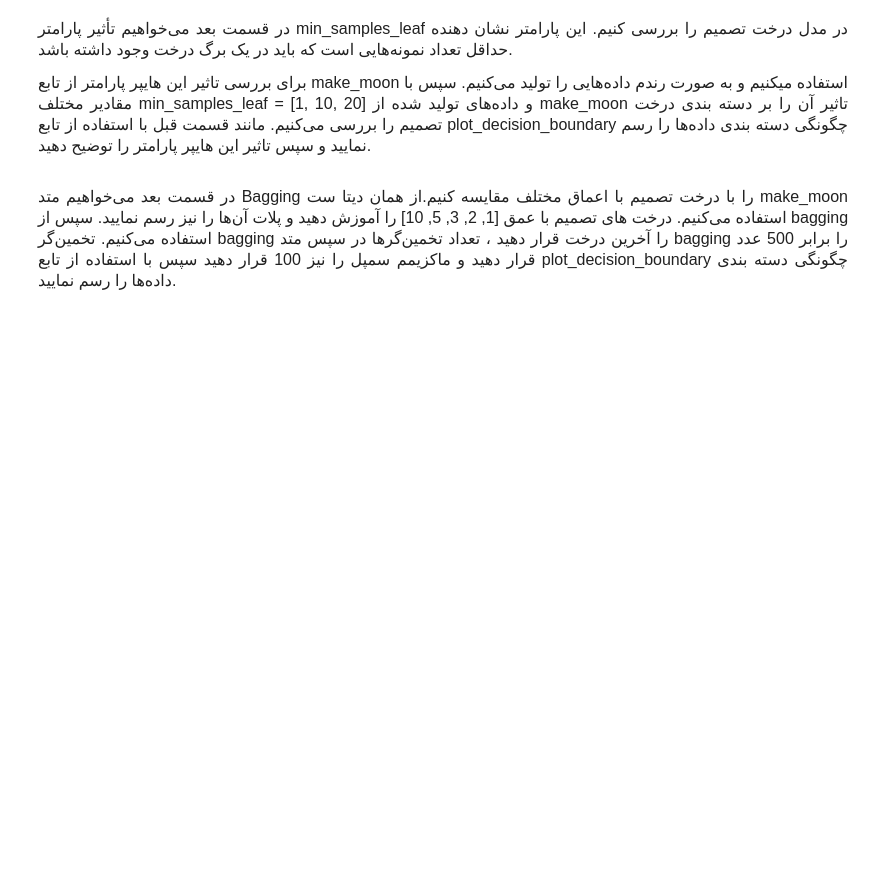
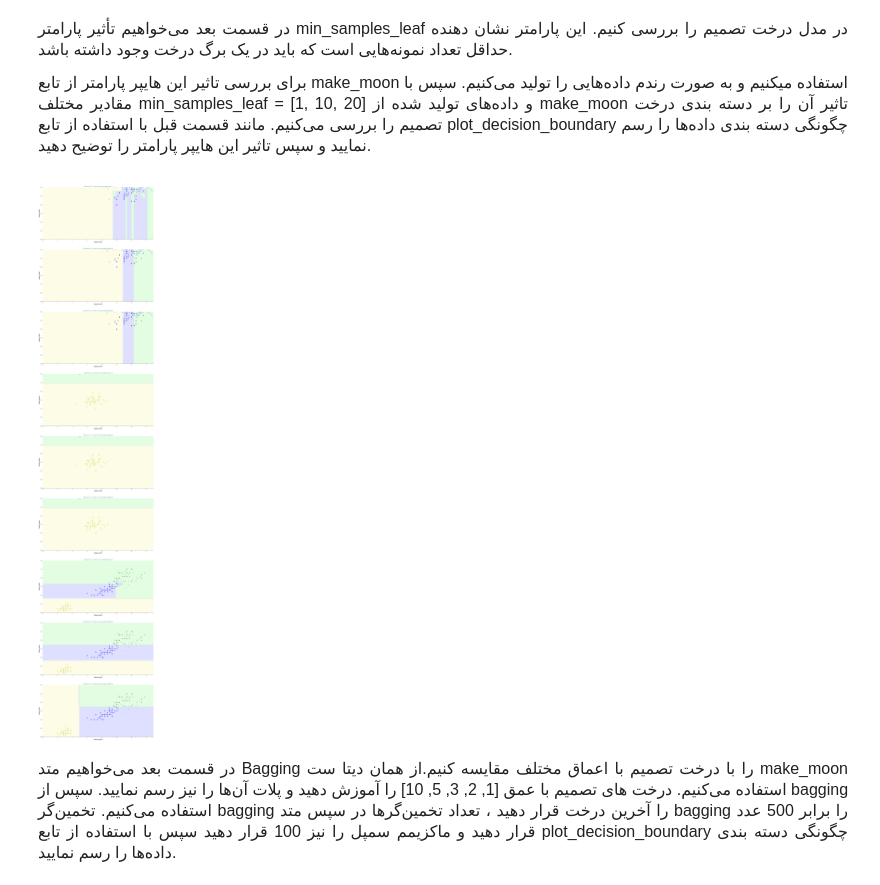
Before and after one commit to AmirrezaNasiri85/Artificial-Inteligance-Boot-Camp, a Jupyter notebook: Tamirin/Week4.1/Decision_Trees.ipynb, the cells around one changed output. Saved outputs shown, nothing was run; the diff lists cells and outputs as text; code cells hidden in the pictures; blank space fills up the shorter version.

```diff
--- a/Tamirin/Week4.1/Decision_Trees.ipynb
+++ b/Tamirin/Week4.1/Decision_Trees.ipynb
@@ -90,3 +130,26 @@ X, y = make_moons(n_samples=300, noise=0.3, random_state=42)
+# %%
+# train DecisionTreeClassifier with [1, 10, 20] min_samples_leaf
+min_sample_leaf_list = [1, 10, 20]
+axes_number = 0
+figure, axes = plt.subplots(9, 1, figsize=(20, 100))
+for i in range(3):
+    for min_sample_leaf in min_sample_leaf_list:
+        train_changed_x = train_x[:, i:i+2]
+        train_changed_y = train_y
+        model = DecisionTreeClassifier(min_samples_leaf=min_sample_leaf)
+        model.fit(train_changed_x, train_y)
+
+        axes[axes_number].set_title(f"Columns {i} {i+1} with min_sample_leaf {min_sample_leaf}", fontsize=16, color="cadetblue")
+        plot_decision_boundary(model, train_changed_x, train_changed_y, columns[i], columns[i+1], givenPlot=axes[axes_number])
+        axes_number += 1
+
+
+# The result shows the the loew mins_sample_leaf cause overfiiting due to the effort of the model to seperate the data to reach that leaf
+# so the model will not llearn the genral pattern instead it will memorize the data.
+# in the other hand if the sample is too high the model may underfit beacause of the less seperation in the nodes and the leafs have
+# much more than sample with less purity.
+# %% [output]
+[figure, added]
 # %% [markdown]
 <p dir=rtl style="direction: rtl;text-align: justify;line-height:200%;font-family:vazir;font-size:medium">
 <font face="vazir" size=3>
```
Also changed, not shown: parts of 12 cells of this notebook.
